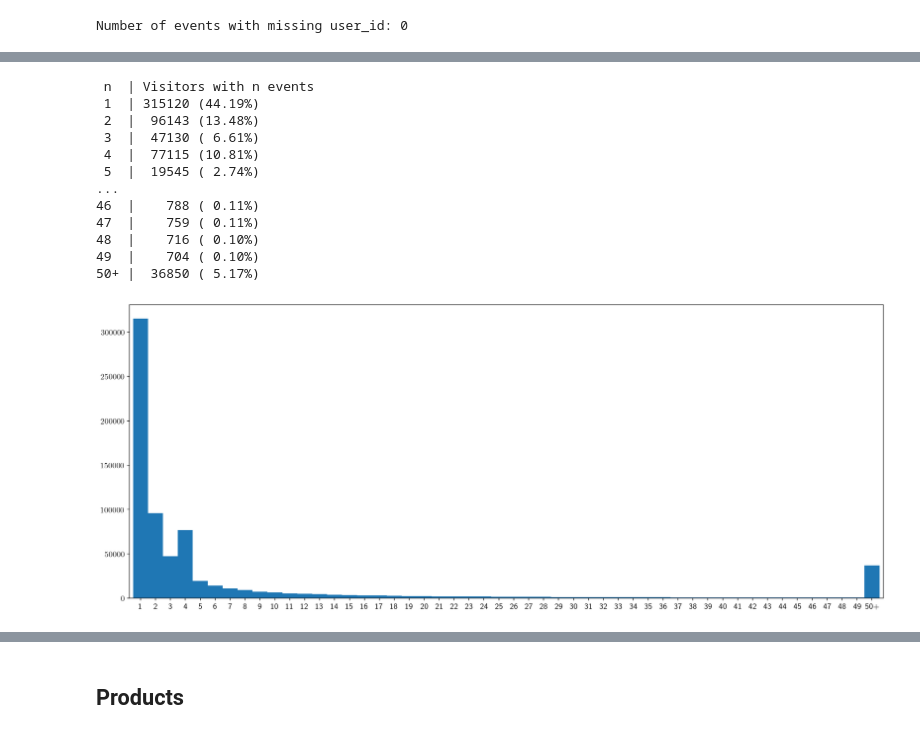
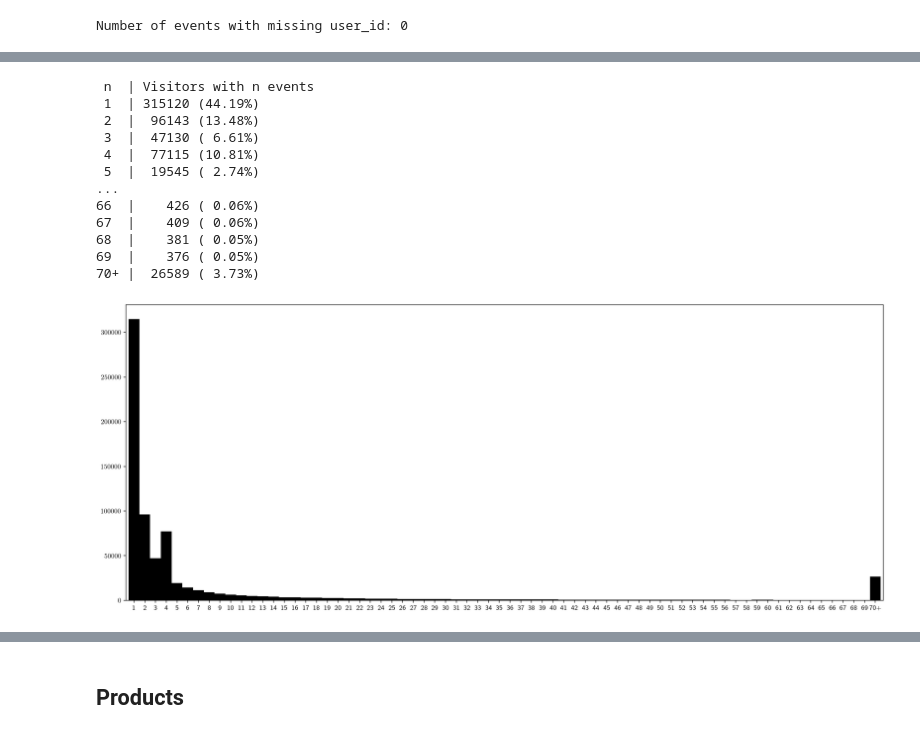
Before and after one commit to WSzP/uxml-ecommerce, a Jupyter notebook: eda-uxml.ipynb, the cells around one changed output, grey strips where cells are left out. Cells and saved outputs as stored; diff of their text form; code cells hidden in the pictures.

Commit message:
updated EDA and the exports to be monochrome to ease publication

```diff
--- a/eda-uxml.ipynb
+++ b/eda-uxml.ipynb
@@ -13,6 +7,16 @@ from datetime import datetime as dt
 import inflect
 ENG = inflect.engine()
 from constants import (DATA_OCT, DATA_NOV, EXPORT_DIR, UX_CONSTANTS, SEED)
+# %%
+FONT_SIZE = 16
+plt.rcParams['figure.figsize'] = (20,8)
+plt.rcParams['text.usetex'] = True
+plt.rcParams['font.size'] = FONT_SIZE
+plt.rcParams['legend.fontsize'] = FONT_SIZE
+plt.rcParams['xtick.labelsize'] = FONT_SIZE
+plt.rcParams['ytick.labelsize'] = FONT_SIZE
+%config InlineBackend.figure_format ='retina'
+# %matplotlib widget
 # %%
 df = pd.concat([pd.read_csv(DATA_OCT, engine='c', sep=',')
                 ,pd.read_csv(DATA_NOV, engine='c', sep=',')])
@@ -414,3 +422,11 @@ def number_of_visitors_with_n_events(v, first_n = 50):
         elif (int(index) == 6):
             print('...')
     return visitors_event_number
+# %%
+ax = number_of_visitors_with_n_events(visitors.value_counts().sort_index()).plot.bar(rot=0,width=1,color='k')
+for label in (ax.get_xticklabels() + ax.get_yticklabels()):
+    label.set_fontsize(12)
+print('')
+plt.savefig(EXPORT_DIR+'visitors_with_50_events.png',dpi=300)
+plt.savefig(EXPORT_DIR+'visitors_with_50_events.pdf')
+plt.show()
@@ -417,20 +478,20 @@ def number_of_visitors_with_n_events(v, first_n = 50):
 # %%
-ax = number_of_visitors_with_n_events(visitors.value_counts().sort_index()).plot.bar(rot=0,width=1)
+ax = number_of_visitors_with_n_events(visitors.value_counts().sort_index(),70).plot.bar(rot=0,width=1,color='k')
 for label in (ax.get_xticklabels() + ax.get_yticklabels()):
-    label.set_fontsize(12)
+    label.set_fontsize(10)
 print('')
 plt.show()
 # %% [output]
  n  | Visitors with n events
  1  | 315120 (44.19%)
  2  |  96143 (13.48%)
  3  |  47130 ( 6.61%)
  4  |  77115 (10.81%)
  5  |  19545 ( 2.74%)
 ...
-46  |    788 ( 0.11%)
-47  |    759 ( 0.11%)
-48  |    716 ( 0.10%)
-49  |    704 ( 0.10%)
-50+ |  36850 ( 5.17%)
+66  |    426 ( 0.06%)
+67  |    409 ( 0.06%)
+68  |    381 ( 0.05%)
+69  |    376 ( 0.05%)
+70+ |  26589 ( 3.73%)
-[figure, old version]
+[figure, new version]
```
Also changed, not shown: parts of 10 cells of this notebook, 20 other files.
